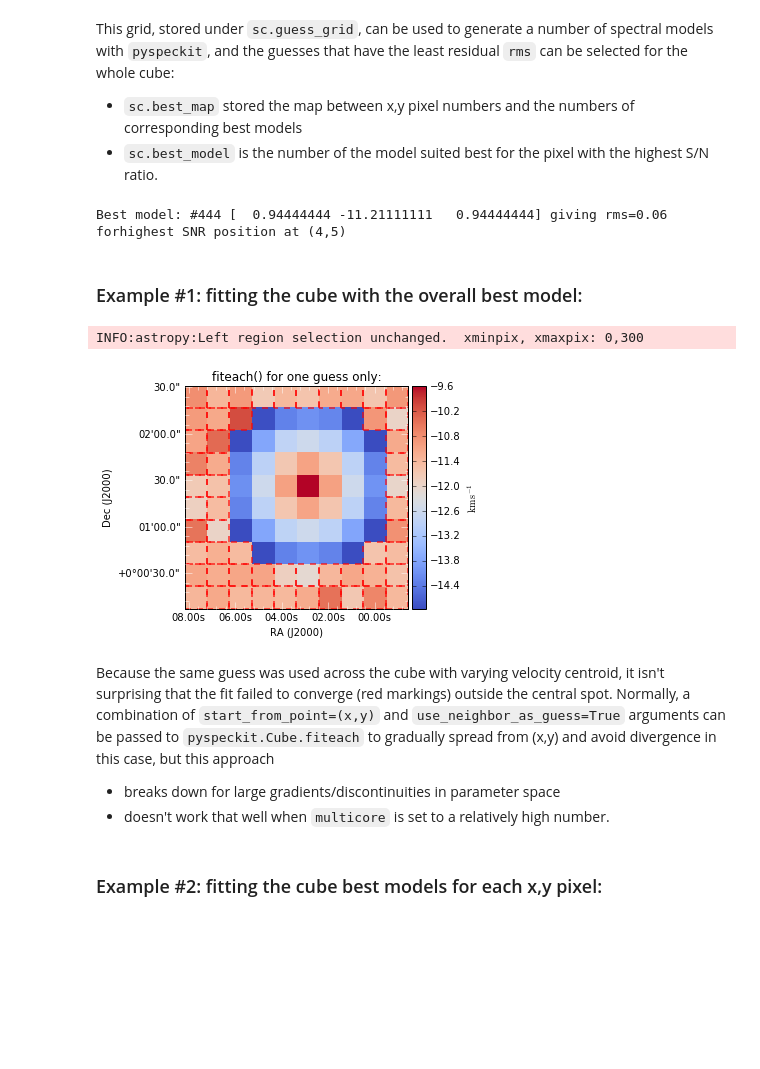
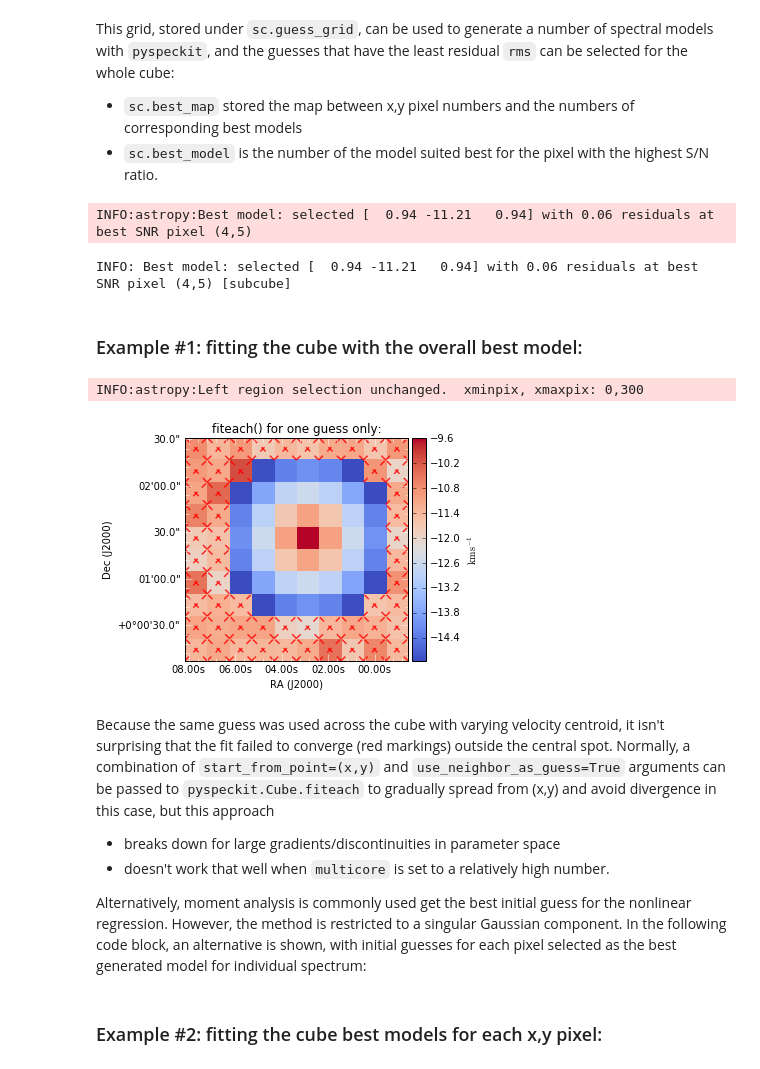
Before and after one commit to vlas-sokolov/multicube, a Jupyter notebook: example.ipynb, the cells around one changed output. Saved outputs shown, nothing was run; the diff lists cells and outputs as text; code cells hidden in the pictures; blank space fills up the shorter version.

Commit message:
updated to the recent version of subcube.py

```diff
--- a/example.ipynb
+++ b/example.ipynb
@@ -48,5 +47,3 @@ minpars = [0.1, sc.xarr.min().value, 0.1]
 maxpars = [2.0, sc.xarr.max().value, 2.0]
 finesse = 10
 sc.make_guess_grid(minpars, maxpars, finesse)
-# TODO: why does 'fixed' fitkwarg break fiteach?
-sc.fiteach_args.pop('fixed',None);
@@ -59,38 +64,42 @@ sc.generate_model()
 sc.get_snr_map()
 sc.best_guess()
 # %% [output]
-Best model: #444 [  0.94444444 -11.21111111   0.94444444] giving rms=0.06 forhighest SNR position at (4,5)
+INFO:astropy:Best model: selected [  0.94 -11.21   0.94] with 0.06 residuals at best SNR pixel (4,5)
+INFO: Best model: selected [  0.94 -11.21   0.94] with 0.06 residuals at best SNR pixel (4,5) [subcube]
 # %% [markdown]
 ### Example #1: fitting the cube with the overall best model:
 # %%
 sc1, sc2 = sc, sc.copy()
 with io.capture_output() as captured: # suppresses output, normally should not be used
     sc1.fiteach(fittype   = sc1.fittype,
-                guesses   = sc1.guess_grid[sc1.best_model],
+                guesses   = sc1.best_snr_guess, # best for the highest SNR pixel
                 multicore = get_ncores(),
                 errmap    = sc1._rms_map,
                 verbose   = 0,
                 **sc1.fiteach_args)
 
 # computing chi^2 statistics to judge the goodness of fit:
 sc1.get_chi_squared(sigma=sc1.header['RMSLVL'])
 sc1.chi_squared_stats()
 
 # let's plot the velocity field:
 sc1.show_fit_param(1, cmap='coolwarm')
 clb = sc1.mapplot.FITSFigure.colorbar
 clb.set_axis_label_text(sc1.xarr.unit.to_string('latex_inline'))
 sc1.mapplot.FITSFigure.set_title("fiteach() for one guess only:")
 
 # and overlay the pixels that didn't converge properly:
 sc1.mark_bad_fits()
 # %% [output]
 INFO:astropy:Left region selection unchanged.  xminpix, xmaxpix: 0,300
-[figure, old version]
+[figure, new version]
 # %% [markdown]
 Because the same guess was used across the cube with varying velocity centroid, it isn't surprising that the fit failed to converge (red markings) outside the central spot. Normally, a combination of `start_from_point=(x,y)` and `use_neighbor_as_guess=True` arguments can be passed to `pyspeckit.Cube.fiteach` to gradually spread from (x,y) and avoid divergence in this case, but this approach
+
 * breaks down for large gradients/discontinuities in parameter space
 * doesn't work that well when `multicore` is set to a relatively high number.
+
+Alternatively, moment analysis is commonly used get the best initial guess for the nonlinear regression. However, the method is restricted to a singular Gaussian component. In the following code block, an alternative is shown, with initial guesses for each pixel selected as the best generated model for individual spectrum:
 # %% [markdown]
 ### Example #2: fitting the cube best models for each x,y pixel:
 # %%
```
Also changed, not shown: parts of 3 cells of this notebook.
